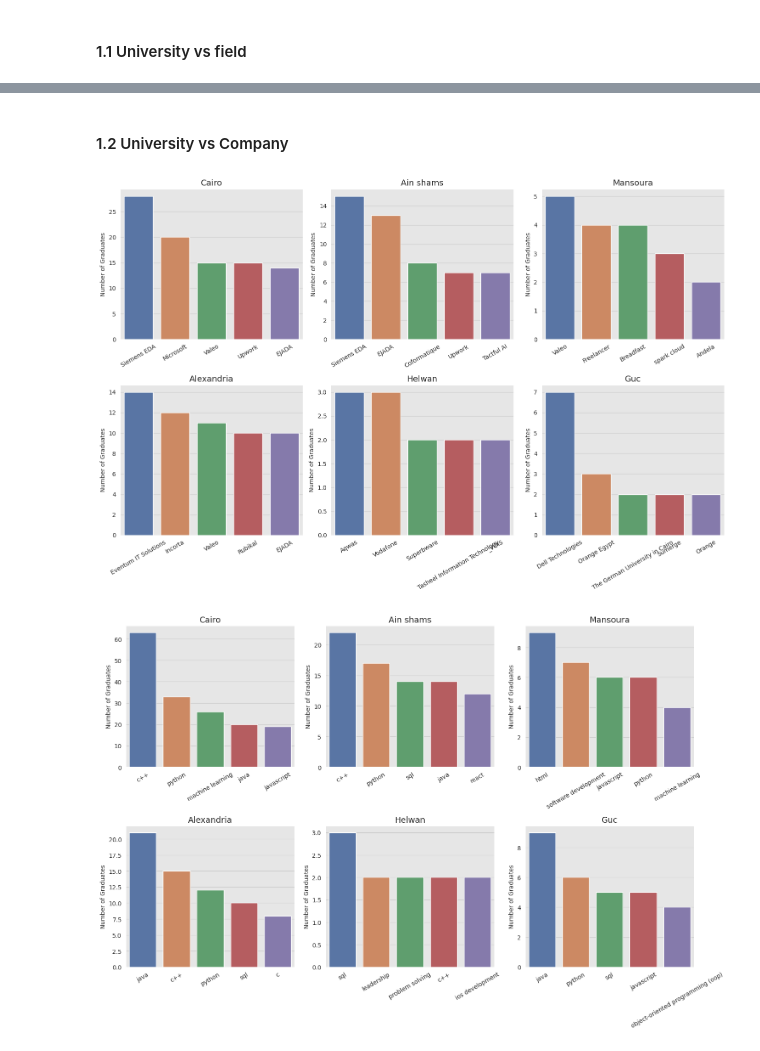
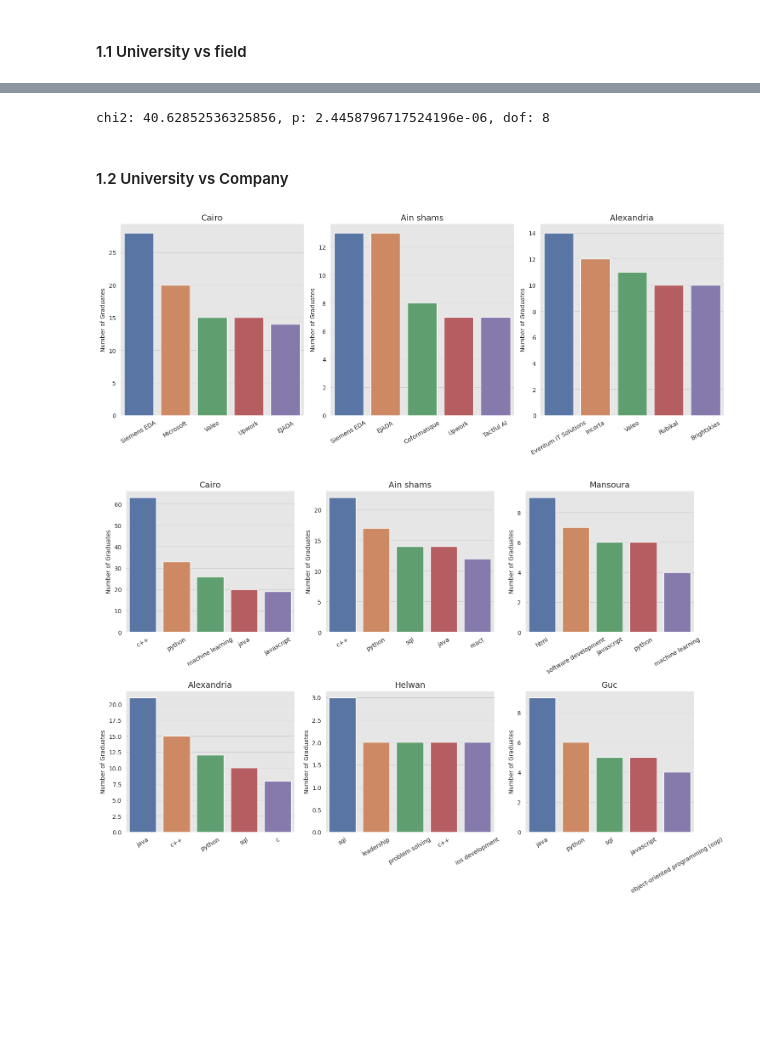
Before and after one commit to Mostafa-wael/Exploring-the-Landscape-of-the-Egyptian-Software-Market, a Jupyter notebook: notebooks/exploratory.ipynb, the cells around one changed output, grey strips where cells are left out. Drawn from its saved outputs; the diff is of its cells as text; code cells hidden in the pictures; blank space fills up the shorter version.

```diff
--- a/notebooks/exploratory.ipynb
+++ b/notebooks/exploratory.ipynb
@@ -127,29 +100,52 @@ plt.show()
+# %%
+# hypothesis: the university you graduate from affects your job title
+# test: chi-square test
+from scipy.stats import chi2_contingency
+
+# get the top 5 job titles for each university
+universities = ['cairo', 'ain shams', 'alexandria']
+titles = ['software', 'AI', 'data', 'front-end', 'mobile']
+
+# for each university, get the number of students with each title
+data = []
+for university in universities:
+    for title in titles:
+        data.append(len(merged_df[(merged_df['university_name'] == university) & (merged_df['title_tag'] == title)]))
+
+# reshape the data into a 2D array
+data = np.array(data).reshape(3, 5)
+
+# perform chi-square test
+chi2, p, dof, expected = chi2_contingency(data)
+print(f'chi2: {chi2}, p: {p}, dof: {dof}')
+# %% [output]
+chi2: 40.62852536325856, p: 2.4458796717524196e-06, dof: 8
 # %% [markdown]
 #### 1.2 University vs Company
 # %%
 # join education and experience dataframes
 merged_df = pd.merge(education_df, experience_df, on='User', how='inner')
 df = merged_df.groupby('university_name')['Company'].value_counts().sort_values(ascending=False)
 df = df.to_frame().rename(columns={'Company': 'count'}).reset_index()
-universities = ['cairo', 'ain shams', 'mansoura', 'alexandria', 'helwan', 'guc']
+universities = ['cairo', 'ain shams', 'alexandria']
 
-fig, axes = plt.subplots(nrows=2, ncols=3, figsize=(15, 10))
+fig, axes = plt.subplots(nrows=1, ncols=3, figsize=(15, 6))
 
 # plot the distribution of number of students per education
 for university in universities:
-    row = universities.index(university) // 3
+    # row = universities.index(university) // 3
     col = universities.index(university) % 3
     d = df[df['university_name'] == university].sort_values(by='count', ascending=False)[:5]
-    sns.barplot(x='Company', y='count', data=d, ax=axes[row, col])
-    axes[row, col].set_title(university.capitalize(), fontsize=14)
-    axes[row, col].set_xlabel(None)
-    axes[row, col].set_ylabel('Number of Graduates')
-    axes[row, col].set_xticklabels(axes[row, col].get_xticklabels(), rotation=30)
+    sns.barplot(x='Company', y='count', data=d, ax=axes[col])
+    axes[col].set_title(university.capitalize(), fontsize=14)
+    axes[col].set_xlabel(None)
+    axes[col].set_ylabel('Number of Graduates')
+    axes[col].set_xticklabels(axes[col].get_xticklabels(), rotation=30)
 
 fig.tight_layout()
 plt.show()
 # %% [output]
-[figure, old version]
+[figure, new version]
 # %%
 # join education and experience dataframes
 merged_df = pd.merge(education_df, skills_df, on='User', how='inner')
```
Also changed, not shown: parts of 9 cells of this notebook, 3 other files.
